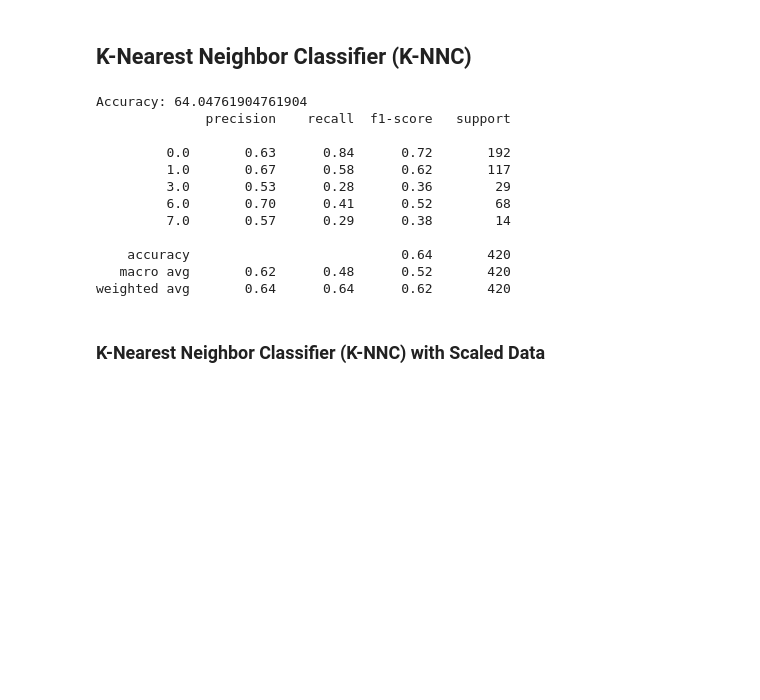
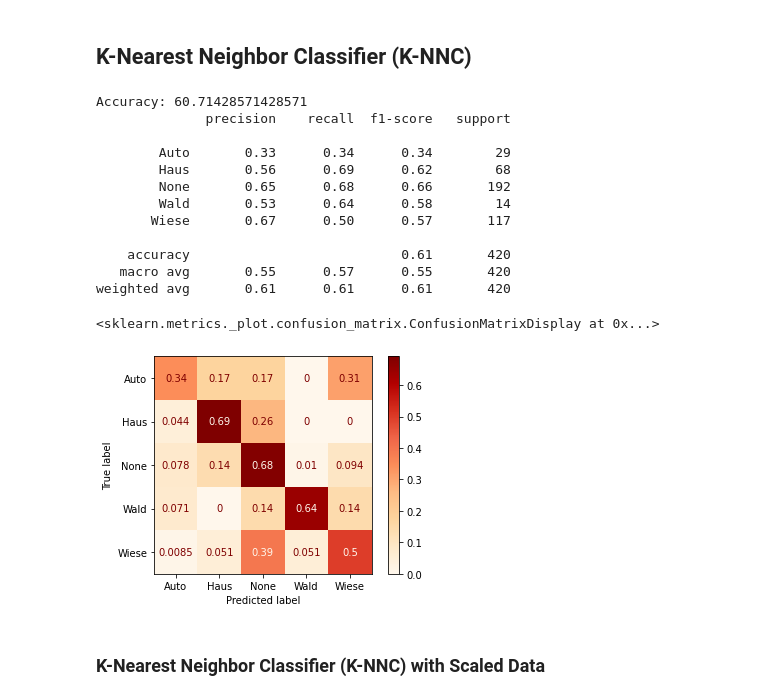
Before and after one commit to Tes-star/Remote_Sensing_Gyrocopter, a Jupyter notebook: Modelling/Baselines/KNN.ipynb, the cells around one changed output. Cells and saved outputs as stored; diff of their text form; code cells hidden in the pictures; blank space fills up the shorter version.

Commit message:
included ConfusionMatrix

```diff
--- a/Modelling/Baselines/KNN.ipynb
+++ b/Modelling/Baselines/KNN.ipynb
@@ -8,6 +8,11 @@ X,Y=import_labeled_data()
 # %%
 from sklearn.model_selection import train_test_split
 X_train, X_test, y_train, y_test = train_test_split(X, Y, test_size=0.30, stratify=Y)
+labels = {0:'None',1:'Wiese', 2:'Straße',3: 'Auto', 4:'See', 5:'Schienen', 6:'Haus', 7:'Wald'}
+
+#convert ID Labels to ID
+y_train = [labels[y] for y in y_train]
+y_test = [labels[y] for y in y_test]
 
 print(f'X_train Shape: {len(X_train)}\nX_test Shape: {len(X_test)}\ny_train Shape: {len(y_train)}\ny_test Shape:{len(y_test)}')
 # %% [output]
@@ -19,27 +24,40 @@ y_test Shape:420
 ## K-Nearest Neighbor Classifier (K-NNC)
 # %%
 from sklearn.metrics import accuracy_score, classification_report
+from sklearn.metrics import ConfusionMatrixDisplay
 from sklearn.neighbors import KNeighborsClassifier
+from sklearn.metrics import confusion_matrix
+from numpy import unique
+from sklearn.metrics import confusion_matrix
 
+# Train
 knn = KNeighborsClassifier(n_neighbors=2)
 knn.fit(X_train, y_train)
 
+# Test
 knn_pred = knn.predict(X_test)
+
+# Result
 print(f"Accuracy: {accuracy_score(y_test, knn_pred) * 100}")
 print(classification_report(y_test, knn_pred))
+cm=confusion_matrix(y_test, knn_pred,labels=list(unique(knn_pred)),normalize='true')
+disp=ConfusionMatrixDisplay(cm,  display_labels=list(unique(knn_pred)))
+disp.plot(cmap="OrRd")
 # %% [output]
-Accuracy: 64.04761904761904
+Accuracy: 60.71428571428571
               precision    recall  f1-score   support
 
-         0.0       0.63      0.84      0.72       192
-         1.0       0.67      0.58      0.62       117
-         3.0       0.53      0.28      0.36        29
-         6.0       0.70      0.41      0.52        68
-         7.0       0.57      0.29      0.38        14
+        Auto       0.33      0.34      0.34        29
+        Haus       0.56      0.69      0.62        68
+        None       0.65      0.68      0.66       192
+        Wald       0.53      0.64      0.58        14
+       Wiese       0.67      0.50      0.57       117
 
-    accuracy                           0.64       420
-   macro avg       0.62      0.48      0.52       420
-weighted avg       0.64      0.64      0.62       420
+    accuracy                           0.61       420
+   macro avg       0.55      0.57      0.55       420
+weighted avg       0.61      0.61      0.61       420
+<sklearn.metrics._plot.confusion_matrix.ConfusionMatrixDisplay at 0x...>
+[figure, added]
 # %% [markdown]
 ### K-Nearest Neighbor Classifier (K-NNC) with Scaled Data
 # %%
```
Also changed, not shown: parts of 3 cells of this notebook, 1 other file.
